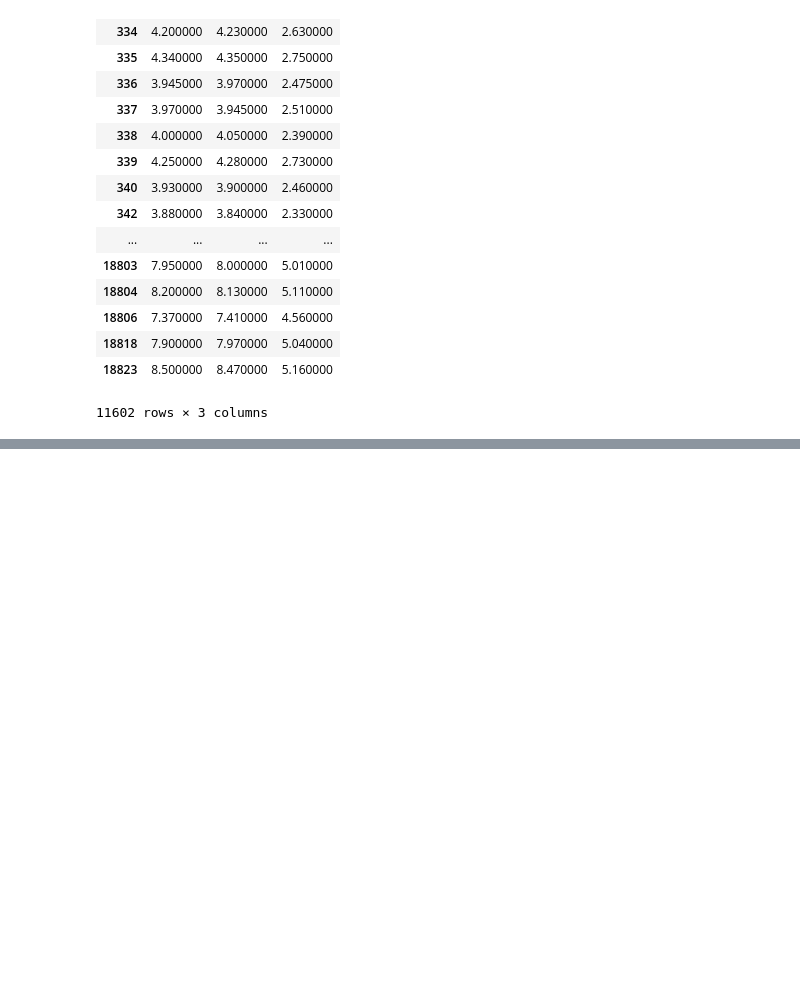
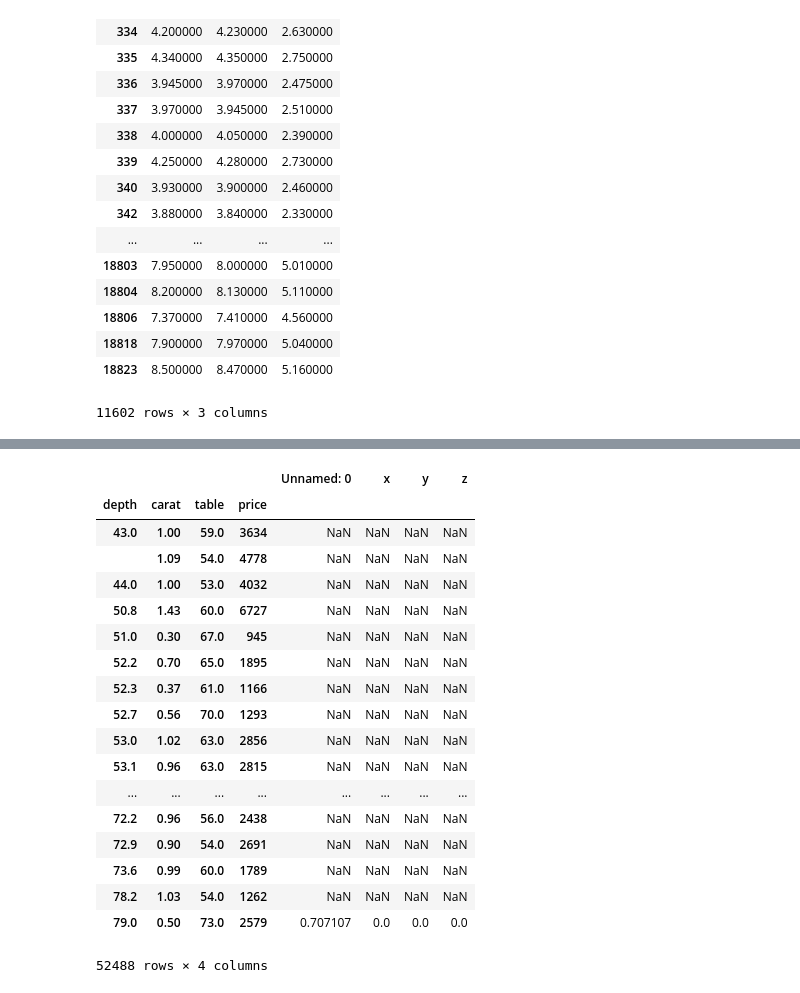
Before and after one commit to sarahmdgal/MC-Data-Analytics-Boot-Camp, a Jupyter notebook: DiamondsProject.ipynb, the cells around one changed output, grey strips where cells are left out. Cells and saved outputs as stored; diff of their text form; code cells hidden in the pictures; blank space fills up the shorter version.

```diff
--- a/DiamondsProject.ipynb
+++ b/DiamondsProject.ipynb
@@ -248,0 +293,22 @@ pd.pivot_table(df, values=['x', 'y', 'z'], index=df['price'])
+# %%
+df.groupby(['depth','carat', 'table','price']).std()
+# %% [output]
+|  |  |  |  | Unnamed: 0 | x | y | z |
+| depth | carat | table | price |  |  |  |  |
+| 43.0 | 1.00 | 59.0 | 3634 | NaN | NaN | NaN | NaN |
+|  | 1.09 | 54.0 | 4778 | NaN | NaN | NaN | NaN |
+| 44.0 | 1.00 | 53.0 | 4032 | NaN | NaN | NaN | NaN |
+| 50.8 | 1.43 | 60.0 | 6727 | NaN | NaN | NaN | NaN |
+| 51.0 | 0.30 | 67.0 | 945 | NaN | NaN | NaN | NaN |
+| 52.2 | 0.70 | 65.0 | 1895 | NaN | NaN | NaN | NaN |
+| 52.3 | 0.37 | 61.0 | 1166 | NaN | NaN | NaN | NaN |
+| 52.7 | 0.56 | 70.0 | 1293 | NaN | NaN | NaN | NaN |
+| 53.0 | 1.02 | 63.0 | 2856 | NaN | NaN | NaN | NaN |
+| 53.1 | 0.96 | 63.0 | 2815 | NaN | NaN | NaN | NaN |
+| ... | ... | ... | ... | ... | ... | ... | ... |
+| 72.2 | 0.96 | 56.0 | 2438 | NaN | NaN | NaN | NaN |
+| 72.9 | 0.90 | 54.0 | 2691 | NaN | NaN | NaN | NaN |
+| 73.6 | 0.99 | 60.0 | 1789 | NaN | NaN | NaN | NaN |
+| 78.2 | 1.03 | 54.0 | 1262 | NaN | NaN | NaN | NaN |
+| 79.0 | 0.50 | 73.0 | 2579 | 0.707107 | 0.0 | 0.0 | 0.0 |
+52488 rows × 4 columns
```
Also changed, not shown: parts of 8 cells of this notebook.
